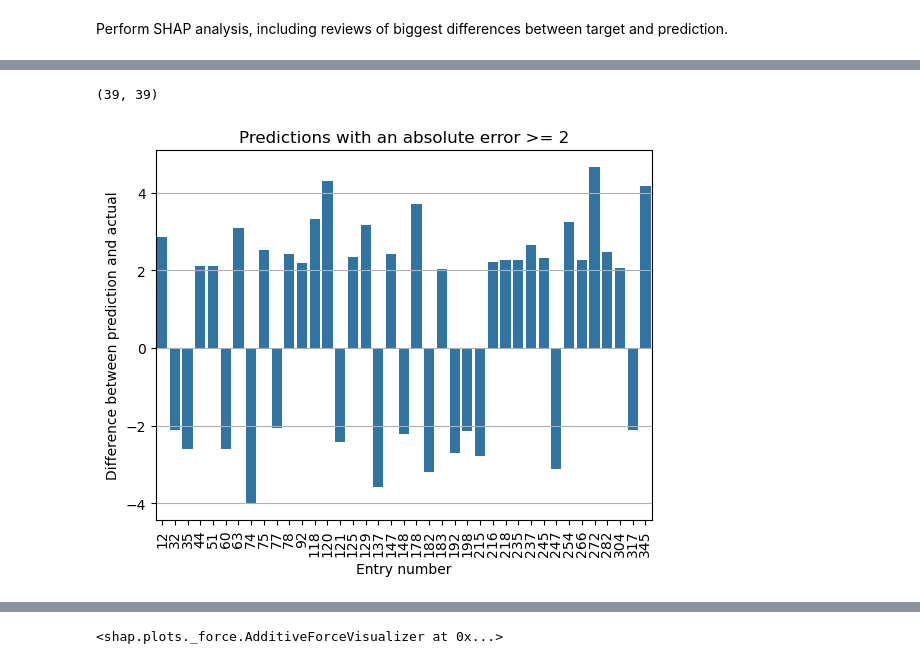
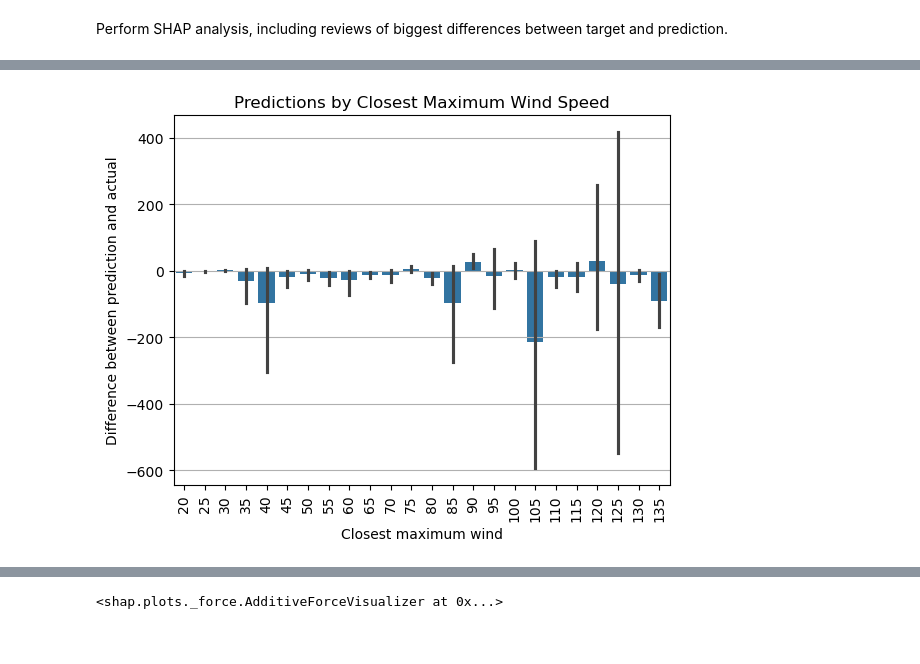
Before and after one commit to MADS696ss25group4/milestone2, a Jupyter notebook: Supervised_Models_RFR_final.ipynb, the cells around one changed output, grey strips where cells are left out. Saved outputs shown, nothing was run; the diff lists cells and outputs as text; code cells hidden in the pictures.

Commit message:
Updated notebook with improved error analysis

```diff
--- a/Supervised_Models_RFR_final.ipynb
+++ b/Supervised_Models_RFR_final.ipynb
@@ -151,13 +151,13 @@ def transformed_train_test_split(X,
 # %% [markdown]
 Read in the main dataset and drop unnecessary columns.
 # %%
-df = pd.read_csv('final_merge.csv',
+df_initial = pd.read_csv('final_merge.csv',
     index_col=0)
-print(f'Dataframe shape: {df.shape}')
-print(f'dataframe columns: {df.columns}')
+print(f'Dataframe shape: {df_initial.shape}')
+print(f'dataframe columns: {df_initial.columns}')
 
 # Drop columns with Percent to avoid duplication with Estimate columns
-df = df[df.columns.drop(list(df.filter(regex='Percent')))]
+df = df_initial[df_initial.columns.drop(list(df_initial.filter(regex='Percent')))]
 
 print(f'dataframe columns after drop: {df.columns}')
 # %% [output]
@@ -1582,8 +1586,22 @@ new_best_model_rfr.fit(X_train, y_train)
 
 df_compare = X_test.copy()
 df_compare['target'] = y_test
+# Convert the target back from ln+1
+df_compare['target_exp'] = np.expm1(y_test)
 df_compare['prediction'] = new_best_model_rfr.predict(X_test)
+# Convert the prediction back from ln+1
+df_compare['prediction_exp'] = np.expm1(new_best_model_rfr.predict(X_test))
+
 df_compare['delta'] = df_compare['prediction'] - df_compare['target']
+df_compare['delta_exp'] = df_compare['prediction_exp'] - df_compare['target_exp']
+
+# Add back features from the original dataframe that have not been transformed
+df_compare['category'] = df['category']
+df_compare['closest_max_wind_'] = df['Closest_Max_Wind']
+df_compare['disaster_number'] = df['disasterNumber']
+df_compare['date'] = pd.to_datetime(df_initial['Date_x'])
+df_compare['date'] = df_compare['date'].dt.strftime('%Y%m')
+
 df_compare = df_compare.assign(entry=range(1, len(df_compare)+1))
 print(df_compare[df_compare['delta'].abs()>2].shape)
 df_compare.sort_values(by='delta',
@@ -1614,15 +1738,13 @@ plt.show()
 # %%
-print(df_compare[df_compare['delta'].abs()>2].shape)
-sns.barplot(data = df_compare[df_compare['delta'].abs()>2],
-            x = 'entry',
-            y = 'delta'
+sns.barplot(data = df_compare,
+            x = 'closest_max_wind_',
+            y = 'delta_exp'
             )
-plt.title('Predictions with an absolute error >= 2')
+plt.title('Predictions by Closest Maximum Wind Speed')
 plt.ylabel('Difference between prediction and actual')
-plt.xlabel('Entry number')
+plt.xlabel('Closest maximum wind')
 plt.xticks(rotation=90)
 plt.grid(axis='y')
 plt.show()
 # %% [output]
-(39, 39)
-[figure, old version]
+[figure, new version]
```
Also changed, not shown: parts of 18 cells of this notebook.
